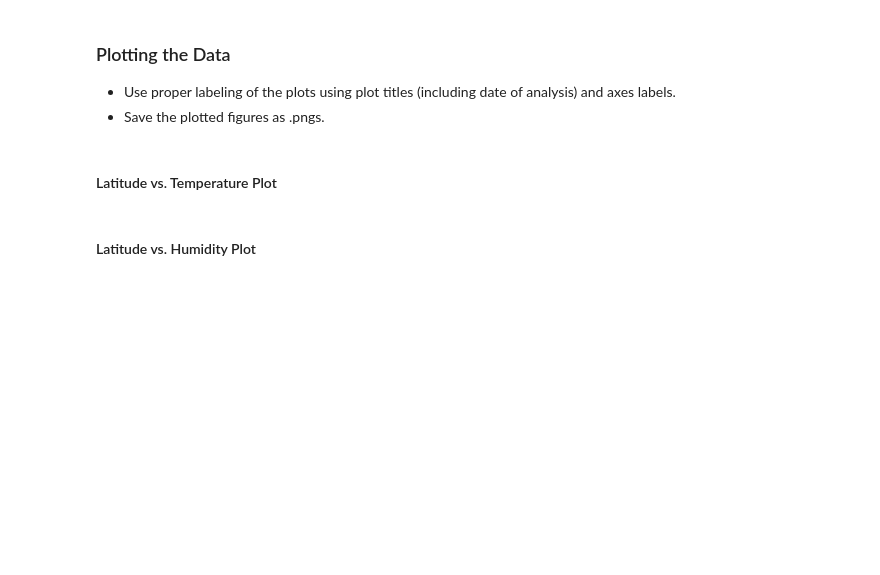
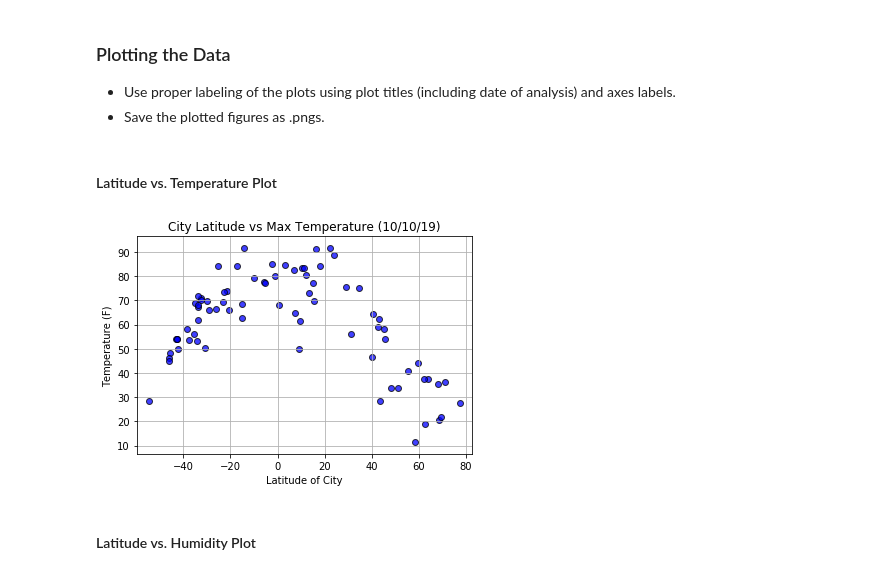
Before and after one commit to ErinMandell/python-api-challenge, a Jupyter notebook: Mandell-Weather2.ipynb, the cells around one changed output. Saved outputs shown, nothing was run; the diff lists cells and outputs as text; code cells hidden in the pictures; blank space fills up the shorter version.

```diff
--- a/Mandell-Weather2.ipynb
+++ b/Mandell-Weather2.ipynb
@@ -155,17 +178,22 @@ cities_df.head(5)
 # %%
 latitude=cities_df.loc[:, "Lat"]
 temp=cities_df.loc[:, "Max Temp"]
-date=cities_df.iloc[1,3]
-#date = date
 
-plt.scatter(latitude, temp, marker="o", facecolors="red", edgecolors="black", alpha=.75)
+plt.scatter(latitude, temp, marker="o", facecolors="blue", edgecolors="black", alpha=.75)
 
-plt.xlim(-100, 100)
-plt.ylim(min(cities_df["Max Temp"])+5, max(cities_df["Max Temp"]+5))
+plt.xlim(min(cities_df["Lat"]-5), max(cities_df["Lat"]+5))
+plt.ylim(min(cities_df["Max Temp"])-5, max(cities_df["Max Temp"]+5))
 
-plt.title(f"City Latitude vs Max Temperature ({date})")
+plt.title(f"City Latitude vs Max Temperature ({weatherdate})")
 plt.xlabel("Latitude of City")
 plt.ylabel("Temperature (F)")
+plt.grid()
+plt.savefig('Temperature_vs_Lat')
 plt.show()
+
+
+#ax=cities_df.plot(kind='scatter', x='latitude', y='temp, color='blue', alpha=.75)
+# %% [output]
+[figure, added]
 # %% [markdown]
 #### Latitude vs. Humidity Plot
```
Also changed, not shown: parts of 10 cells of this notebook, 5 other files.
